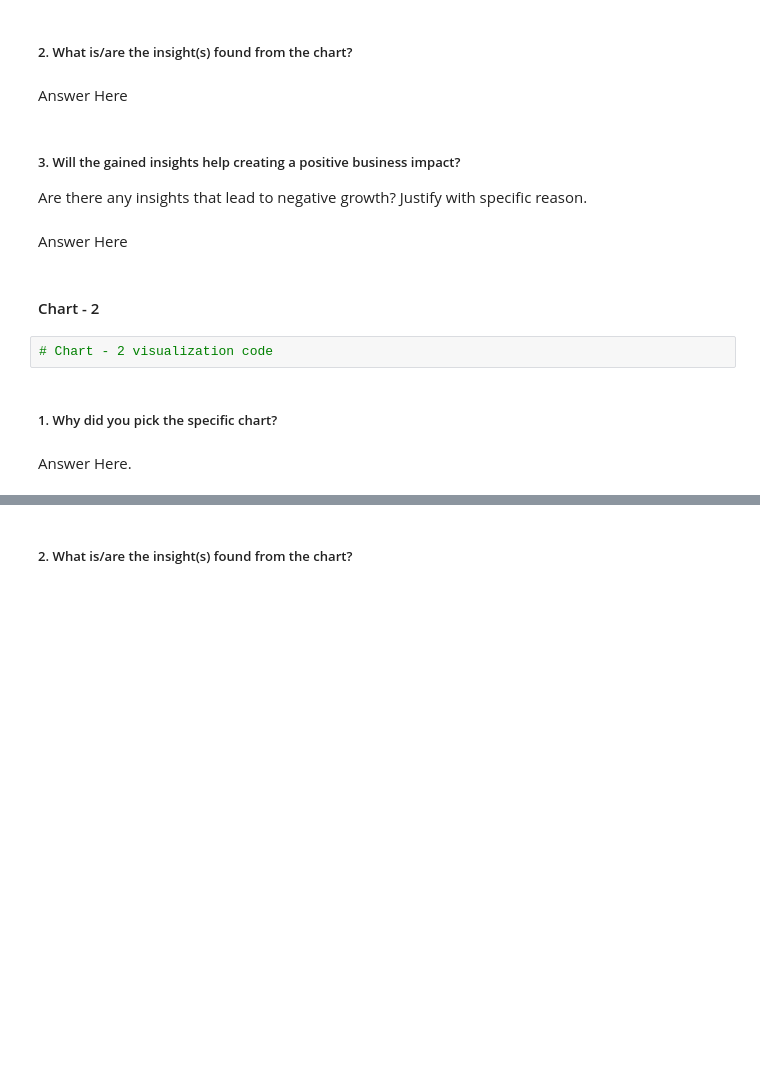
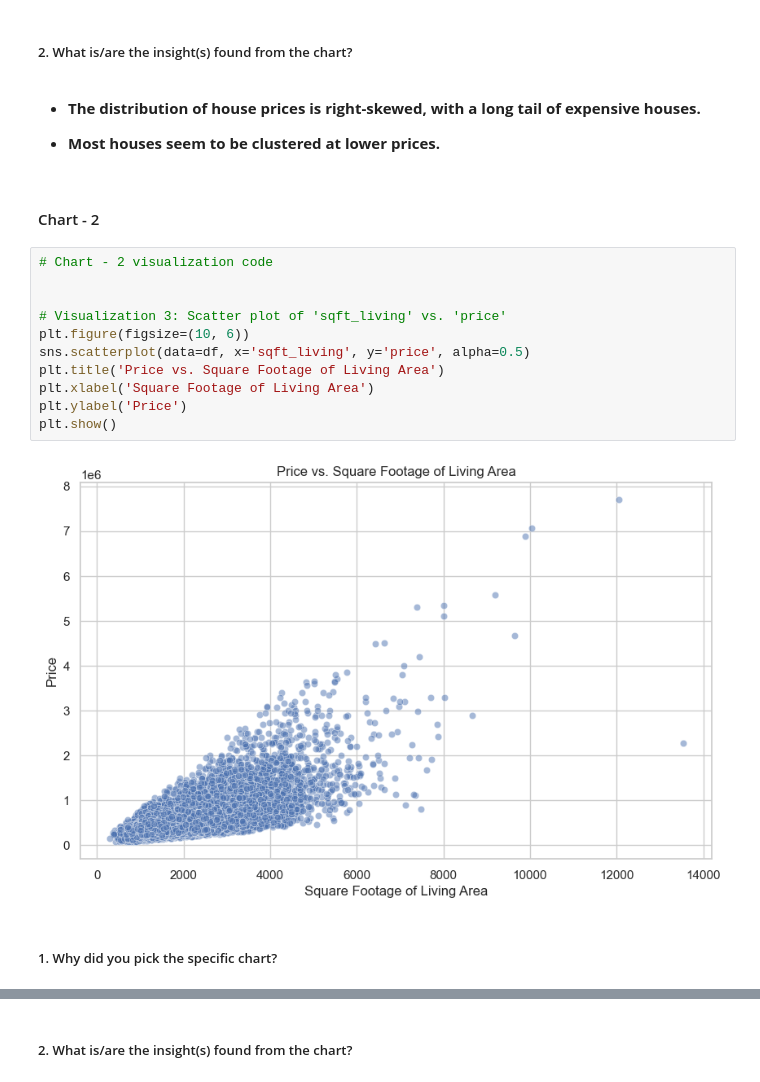
Before and after one commit to Mostaqul143/House-Sales-in-King-County-USA, a Jupyter notebook: Template.ipynb, the cells around one changed output, grey strips where cells are left out. Saved outputs shown, nothing was run; the diff lists cells and outputs as text; blank space fills up the shorter version.

```diff
--- a/Template.ipynb
+++ b/Template.ipynb
@@ -321,17 +337,23 @@ Answer Here.
 # %% [markdown]
 ##### 2. What is/are the insight(s) found from the chart?
-# %% [markdown]
-Answer Here
-# %% [markdown]
-##### 3. Will the gained insights help creating a positive business impact?
-Are there any insights that lead to negative growth? Justify with specific reason.
-# %% [markdown]
-Answer Here
+# %% [markdown]
+*  **The distribution of house prices is right-skewed, with a long tail of expensive houses.**
+
+*  **Most houses seem to be clustered at lower prices.**
 # %% [markdown]
 #### Chart - 2
-# %%
-# Chart - 2 visualization code
+# %%
+# Chart - 2 visualization code
+
+
+# Visualization 3: Scatter plot of 'sqft_living' vs. 'price'
+plt.figure(figsize=(10, 6))
+sns.scatterplot(data=df, x='sqft_living', y='price', alpha=0.5)
+plt.title('Price vs. Square Footage of Living Area')
+plt.xlabel('Square Footage of Living Area')
+plt.ylabel('Price')
+plt.show()
+# %% [output]
+[figure, added]
 # %% [markdown]
 ##### 1. Why did you pick the specific chart?
-# %% [markdown]
-Answer Here.
```
Also changed, not shown: parts of 193 cells of this notebook.
